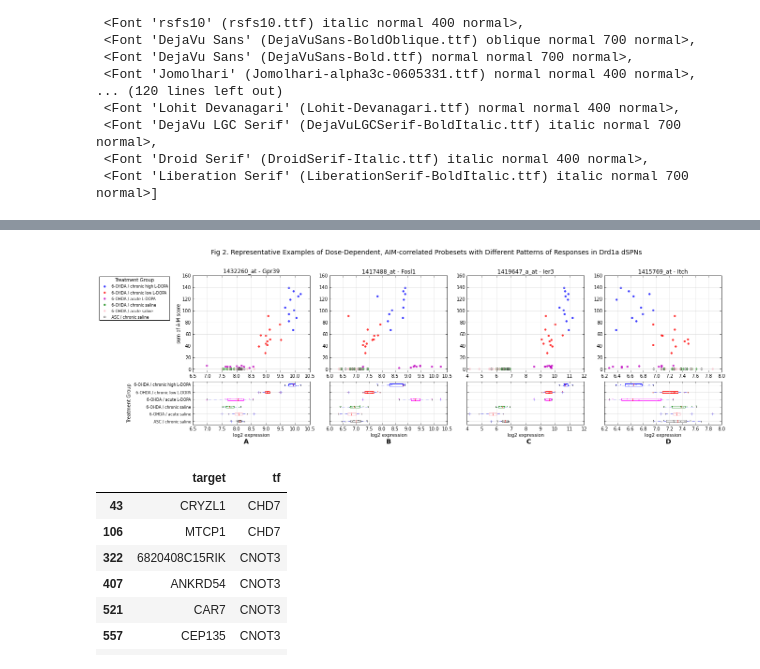
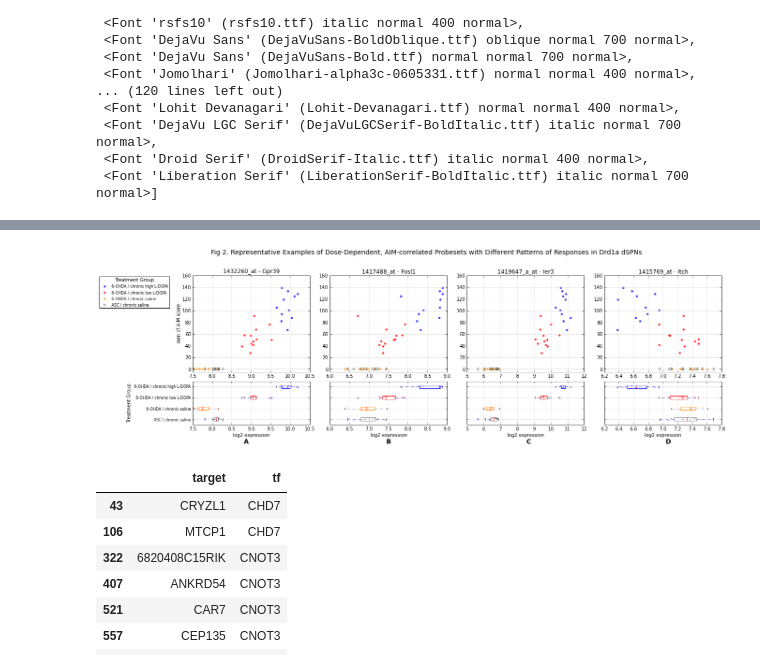
Before and after one commit to aheilbut/pdmouse, a Jupyter notebook: py/pd_supp_tables.ipynb, the cells around one changed output, grey strips where cells are left out. Drawn from its saved outputs; the diff is of its cells as text; code cells hidden in the pictures.

```diff
--- a/py/pd_supp_tables.ipynb
+++ b/py/pd_supp_tables.ipynb
@@ -2267,21 +2267,21 @@ def plotProbe(d, pd_covar, probeset, mousetype, ax, ylabel=False, legend=False,
     cur_gene = pandas.DataFrame( { "expression" : d.ix[probeset,ss.filenames], "AIM" : list(ss.totalAIM) } )
     ax.plot(cur_gene["expression"], cur_gene["AIM"], "r.", ms=8, fillstyle="full", label="6-OHDA / chronic low L-DOPA", alpha=0.8 )
 
-    ss = pd_covar.select(lambda x: pd_covar.ix[x, "MouseType"] == mousetype and pd_covar.ix[x, "LesionType"] == "6-OHDA" and pd_covar.ix[x, "DrugTreat"] == "Acute high levodopa")
-    cur_gene = pandas.DataFrame( { "expression" : d.ix[probeset,ss.filenames], "AIM" : list(ss.totalAIM) } )
-    ax.plot(cur_gene["expression"], cur_gene["AIM"], "m.", ms=8, fillstyle="full", label="6-OHDA / acute L-DOPA", alpha=0.8)
+#    ss = pd_covar.select(lambda x: pd_covar.ix[x, "MouseType"] == mousetype and pd_covar.ix[x, "LesionType"] == "6-OHDA" and pd_covar.ix[x, "DrugTreat"] == "Acute high levodopa")
+#    cur_gene = pandas.DataFrame( { "expression" : d.ix[probeset,ss.filenames], "AIM" : list(ss.totalAIM) } )
+#    ax.plot(cur_gene["expression"], cur_gene["AIM"], "m.", ms=8, fillstyle="full", label="6-OHDA / acute L-DOPA", alpha=0.8)
 
     ss = pd_covar.select(lambda x: pd_covar.ix[x, "MouseType"] == mousetype
                          and pd_covar.ix[x, "LesionType"] == "6-OHDA"
                          and pd_covar.ix[x, "DrugTreat"] == "Chronic saline")
     cur_gene = pandas.DataFrame( { "expression" : d.ix[probeset,ss.filenames], "AIM" : list(ss.totalAIM) } )
-    ax.plot(cur_gene["expression"], cur_gene["AIM"], "g.", ms=8, fillstyle="full", label="6-OHDA / chronic saline", alpha=0.8)
+    ax.plot(cur_gene["expression"], cur_gene["AIM"], ".", color="darkorange", ms=8, fillstyle="full", label="6-OHDA / chronic saline", alpha=0.8)
 
-    ss = pd_covar.select(lambda x: pd_covar.ix[x, "MouseType"] == mousetype
-                         and pd_covar.ix[x, "LesionType"] == "6-OHDA"
-                         and pd_covar.ix[x, "DrugTreat"] == "Acute saline")
-    cur_gene = pandas.DataFrame( { "expression" : d.ix[probeset,ss.filenames], "AIM" : list(ss.totalAIM) } )
-    ax.plot(cur_gene["expression"], cur_gene["AIM"], ".", color="pink", ms=8,fillstyle="full", label="6-OHDA / acute saline", alpha=0.8)
+#    ss = pd_covar.select(lambda x: pd_covar.ix[x, "MouseType"] == mousetype
+#                         and pd_covar.ix[x, "LesionType"] == "6-OHDA"
+#                         and pd_covar.ix[x, "DrugTreat"] == "Acute saline")
+#    cur_gene = pandas.DataFrame( { "expression" : d.ix[probeset,ss.filenames], "AIM" : list(ss.totalAIM) } )
+#    ax.plot(cur_gene["expression"], cur_gene["AIM"], ".", color="pink", ms=8,fillstyle="full", label="6-OHDA / acute saline", alpha=0.8)
 
     ss = pd_covar.select(lambda x: pd_covar.ix[x, "MouseType"] == mousetype
                          and pd_covar.ix[x, "LesionType"] == "Ascorbate"
@@ -2310,18 +2310,18 @@ def probe_boxPlots(probeset, d, groups, mousetype, ax, show_yticks=False):
     p = ax.boxplot(l, vert=False, widths=0.3)
 
     setp(p['boxes'][0], color ='gray')
-    setp(p['boxes'][1], color ='pink')
-    setp(p['boxes'][2], color ='green')
-    setp(p['boxes'][3], color ='magenta')
-    setp(p['boxes'][4], color ='r')
-    setp(p['boxes'][5], color ='b')
+#    setp(p['boxes'][1], color ='pink')
+    setp(p['boxes'][1], color ='darkorange')
+#    setp(p['boxes'][3], color ='magenta')
+    setp(p['boxes'][2], color ='r')
+    setp(p['boxes'][3], color ='b')
 
-    setp(p['boxes'][0], color ='gray')
-    setp(p['boxes'][1], color ='pink')
-    setp(p['boxes'][2], color ='green')
-    setp(p['boxes'][3], color ='magenta')
-    setp(p['boxes'][4], color ='r')
-    setp(p['boxes'][5], color ='b')
+#    setp(p['boxes'][0], color ='gray')
+#    setp(p['boxes'][1], color ='pink')
+#    setp(p['boxes'][2], color ='green')
+#    setp(p['boxes'][3], color ='magenta')
+#    setp(p['boxes'][4], color ='r')
+#    setp(p['boxes'][5], color ='b')
 
     if show_yticks:
         ax.set_ylabel("Treatment Group")
@@ -2387,36 +2403,36 @@ figtext(0.665, 0.02, "C", fontsize="14", fontweight="bold")
 
 ax = subplot2grid( (3,4), (0,3), rowspan=2)
 #subplot(2,4,4)
 #ax = gca()
 plotProbe( pda.pd_all, pda.pd_covar, "1415769_at", "CP73", ax, legend=False)
 title("1415769_at - Itch")
 figtext(0.895, 0.02, "D", fontsize="14", fontweight="bold")
 
 ax = subplot2grid( (3,4), (2,0), rowspan=1)
 probe_boxPlots("1432260_at", pda.pd_all, cp73_groups,  "CP73", ax, show_yticks=True)
 
 
 ax = subplot2grid( (3,4), (2,1), rowspan=1)
 probe_boxPlots("1417488_at", pda.pd_all, cp73_groups,  "CP73", ax)
 
 
 ax = subplot2grid( (3,4), (2,2), rowspan=1)
 probe_boxPlots("1419647_a_at", pda.pd_all, cp73_groups,  "CP73", ax)
 
 
 ax = subplot2grid( (3,4), (2,3), rowspan=1)
 probe_boxPlots("1415769_at", pda.pd_all, cp73_groups,  "CP73", ax)
 
 
 suptitle("Fig 2. Representative Examples of Dose-Dependent, AIM-correlated Probesets with Different Patterns of Responses in Drd1a dSPNs\n \n ", fontsize=14, )
 
 tight_layout(rect=[0, 0.03, 1, 0.97])
 plt.subplots_adjust(top=0.85)
 
-savefig("/data/adrian/Dropbox/fig2.png", dpi=600, pad_inches=2.5, bbox_inches='tight')
-savefig("/data/adrian/Dropbox/fig2.pdf", dpi=600, pad_inches=2.5, bbox_inches='tight')
+savefig("/data/adrian/Dropbox/Projects/Broad/PD_mouse/Manuscript/2013_10_16/fig3.png", dpi=600, pad_inches=2.5, bbox_inches='tight')
+savefig("/data/adrian/Dropbox/Projects/Broad/PD_mouse/Manuscript/2013_10_16/fig3.pdf", dpi=600, pad_inches=2.5, bbox_inches='tight')
 # %% [output]
-[figure, old version]
+[figure, new version]
 # %%
 pda.plotProbe(pda.pd_all, pda.pd_covar, "", )
 # %%
```
Also changed, not shown: parts of 3 cells of this notebook, 3 other files.
